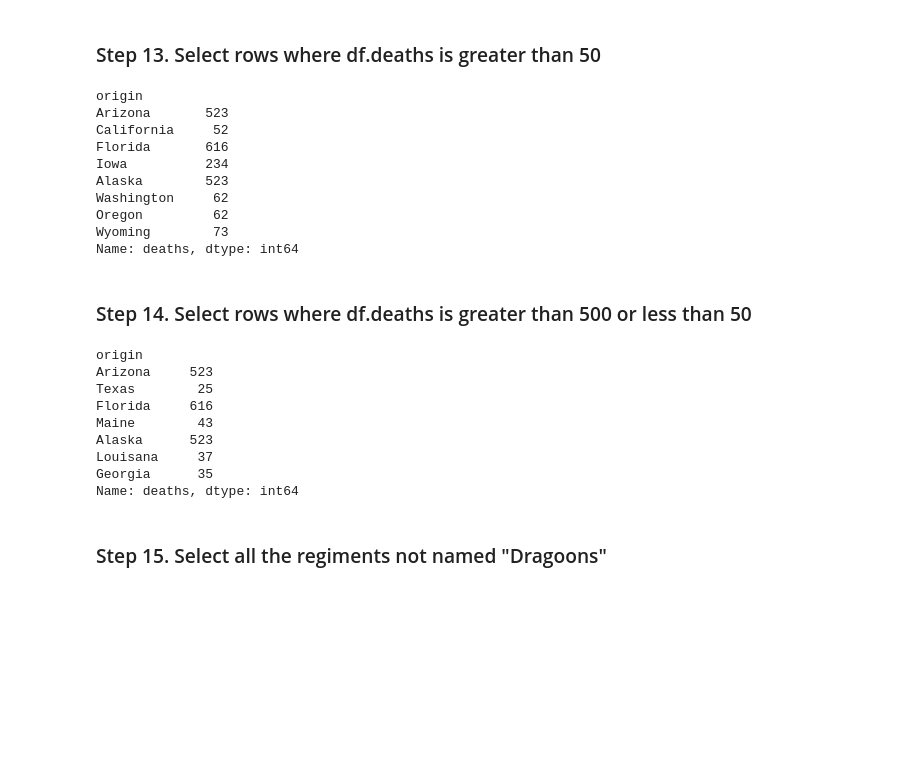
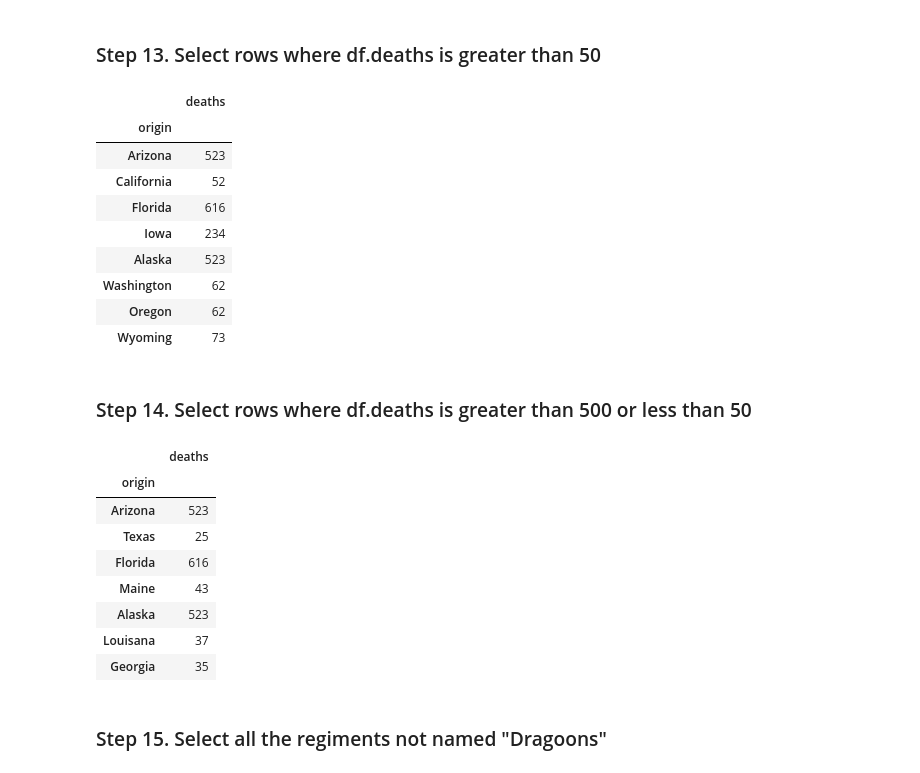
Before and after one commit to mochilooo/2026-10-BILBAO-FT-Data-Science, a Jupyter notebook: 2-Data_Analysis/2-Pandas/Practica/2-Fictional_Army/Fictional Army_YERAY.ipynb, the cells around one changed output. Drawn from its saved outputs; the diff is of its cells as text; code cells hidden in the pictures; blank space fills up the shorter version.

```diff
--- a/2-Data_Analysis/2-Pandas/Practica/2-Fictional_Army/Fictional Army_YERAY.ipynb
+++ b/2-Data_Analysis/2-Pandas/Practica/2-Fictional_Army/Fictional Army_YERAY.ipynb
@@ -152,32 +192,32 @@ army.iloc[:,3:7]
 # %% [markdown]
 ### Step 13. Select rows where df.deaths is greater than 50
 # %%
-army[army['deaths'] > 50]['deaths']
+army[army['deaths'] > 50][['deaths']]
 # %% [output]
-origin
-Arizona       523
-California     52
-Florida       616
-Iowa          234
-Alaska        523
-Washington     62
-Oregon         62
-Wyoming        73
-Name: deaths, dtype: int64
+|  | deaths |
+| origin |  |
+| Arizona | 523 |
+| California | 52 |
+| Florida | 616 |
+| Iowa | 234 |
+| Alaska | 523 |
+| Washington | 62 |
+| Oregon | 62 |
+| Wyoming | 73 |
 # %% [markdown]
 ### Step 14. Select rows where df.deaths is greater than 500 or less than 50
 # %%
-army[(army['deaths'] < 50) | (army['deaths'] > 500)]['deaths']
+army[(army['deaths'] < 50) | (army['deaths'] > 500)][['deaths']]
 # %% [output]
-origin
-Arizona     523
-Texas        25
-Florida     616
-Maine        43
-Alaska      523
-Louisana     37
-Georgia      35
-Name: deaths, dtype: int64
+|  | deaths |
+| origin |  |
+| Arizona | 523 |
+| Texas | 25 |
+| Florida | 616 |
+| Maine | 43 |
+| Alaska | 523 |
+| Louisana | 37 |
+| Georgia | 35 |
 # %% [markdown]
 ### Step 15. Select all the regiments not named "Dragoons"
 # %%
```
Also changed, not shown: parts of 10 cells of this notebook.
